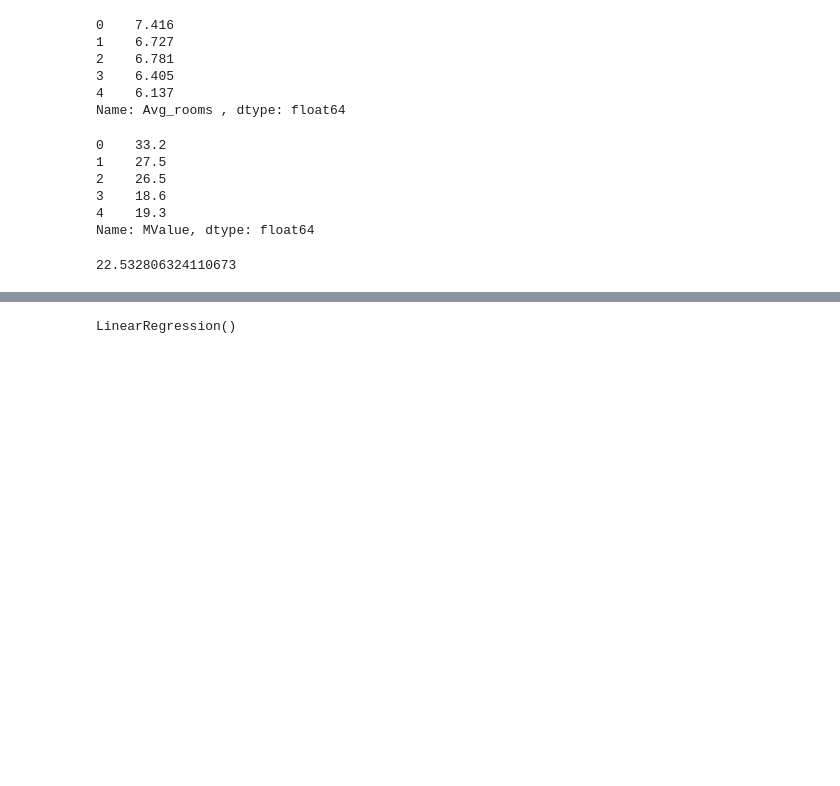
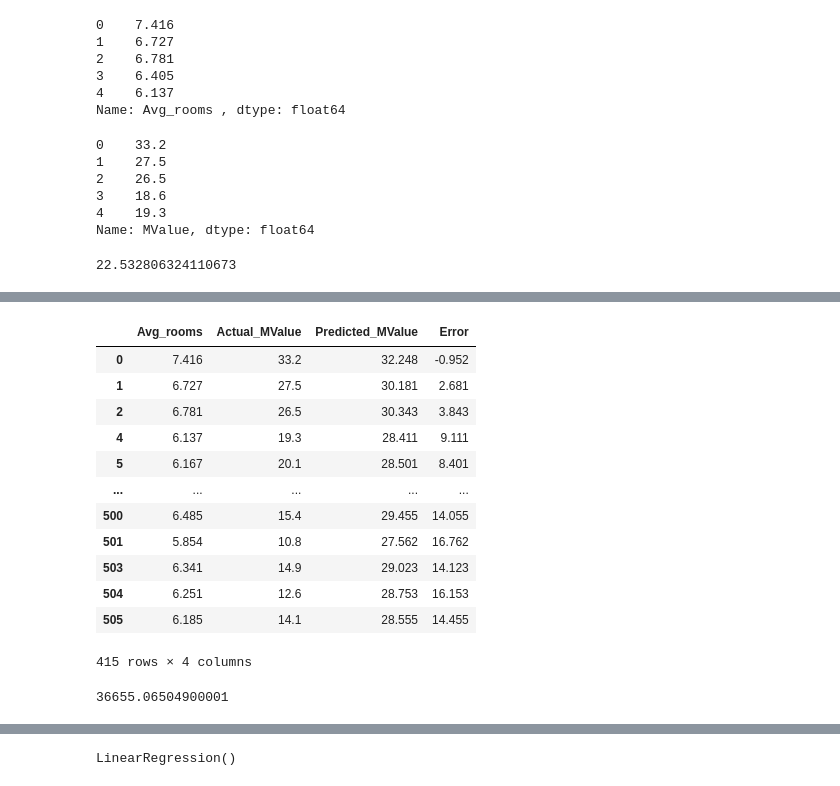
Before and after one commit to szm7/AML, a Jupyter notebook: 2348551_Lab1.ipynb, the cells around one changed output, grey strips where cells are left out. Saved outputs shown, nothing was run; the diff lists cells and outputs as text; code cells hidden in the pictures; blank space fills up the shorter version.

```diff
--- a/2348551_Lab1.ipynb
+++ b/2348551_Lab1.ipynb
@@ -98,0 +165,27 @@ y = df_clean[['MValue']]
+# %%
+model_1_obs=pd.DataFrame({
+            'Avg_rooms':df_clean['Avg_rooms '],
+            'Actual_MValue':df_clean['MValue'],
+            'Predicted_MValue':df_clean['Model_1'],
+            'Error':(df_clean['Model_1']-df_clean['MValue'])
+})
+
+model_1_obs
+# %% [output]
+|  | Avg_rooms | Actual_MValue | Predicted_MValue | Error |
+| 0 | 7.416 | 33.2 | 32.248 | -0.952 |
+| 1 | 6.727 | 27.5 | 30.181 | 2.681 |
+| 2 | 6.781 | 26.5 | 30.343 | 3.843 |
+| 4 | 6.137 | 19.3 | 28.411 | 9.111 |
+| 5 | 6.167 | 20.1 | 28.501 | 8.401 |
+| ... | ... | ... | ... | ... |
+| 500 | 6.485 | 15.4 | 29.455 | 14.055 |
+| 501 | 5.854 | 10.8 | 27.562 | 16.762 |
+| 503 | 6.341 | 14.9 | 29.023 | 14.123 |
+| 504 | 6.251 | 12.6 | 28.753 | 16.153 |
+| 505 | 6.185 | 14.1 | 28.555 | 14.455 |
+415 rows × 4 columns
+# %%
+sum(model_1_obs['Error']**2)
+# %% [output]
+36655.06504900001
```
Also changed, not shown: parts of 15 cells of this notebook.
